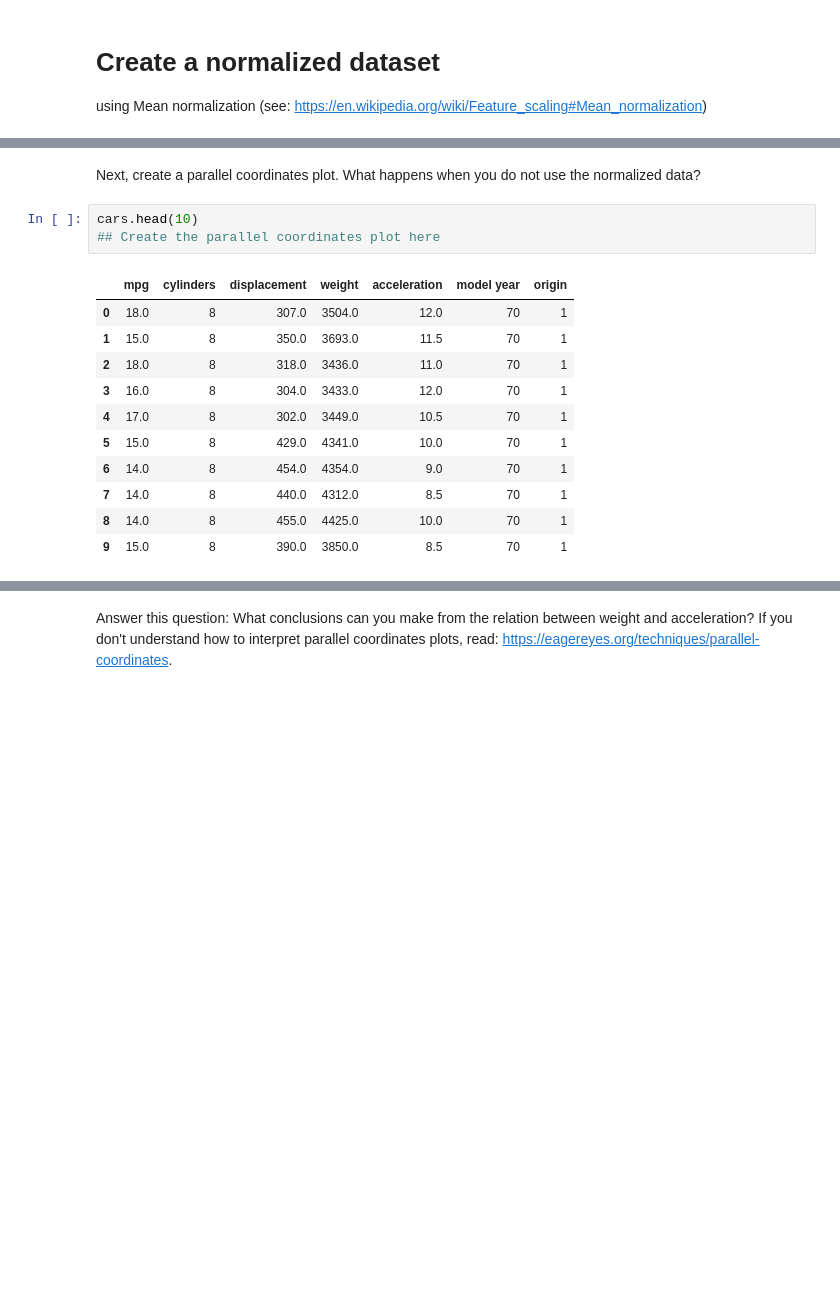
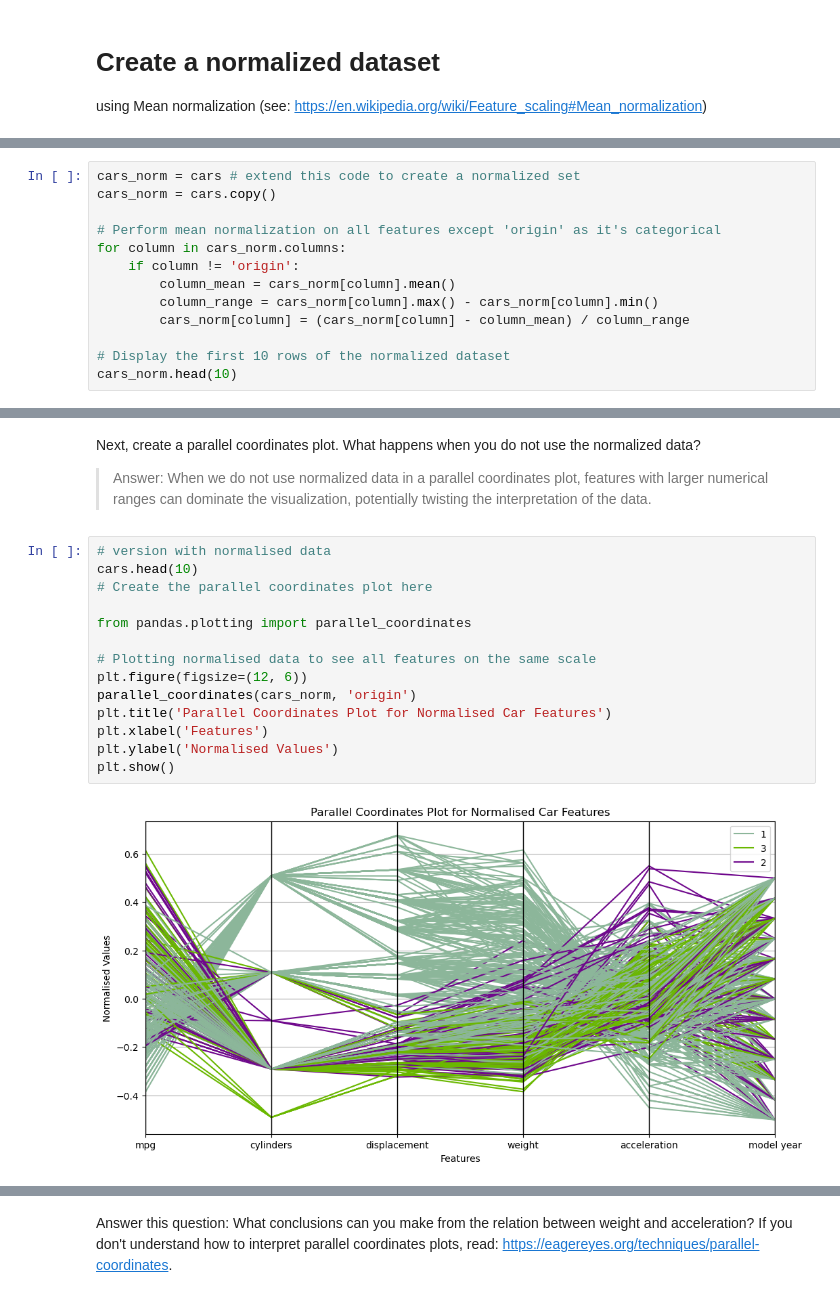
Before and after one commit to martintomov/cookbook, a Jupyter notebook: W2 Visualisation basics/Visualization.ipynb, the cells around one changed output, grey strips where cells are left out. Drawn from its saved outputs; the diff is of its cells as text; blank space fills up the shorter version.

Commit message:
parallel coordinates plots - w2 p2

```diff
--- a/W2 Visualisation basics/Visualization.ipynb
+++ b/W2 Visualisation basics/Visualization.ipynb
@@ -413,0 +412,13 @@ cars_norm = cars # extend this code to create a normalized set
+# %%
+cars_norm = cars # extend this code to create a normalized set
+cars_norm = cars.copy()
+
+# Perform mean normalization on all features except 'origin' as it's categorical
+for column in cars_norm.columns:
+    if column != 'origin':
+        column_mean = cars_norm[column].mean()
+        column_range = cars_norm[column].max() - cars_norm[column].min()
+        cars_norm[column] = (cars_norm[column] - column_mean) / column_range
+
+# Display the first 10 rows of the normalized dataset
+cars_norm.head(10)
@@ -414,17 +437,20 @@ cars_norm = cars # extend this code to create a normalized set
 # %% [markdown]
 Next, create a parallel coordinates plot. What happens when you do not use the normalized data?
+
+> Answer: When we do not use normalized data in a parallel coordinates plot, features with larger numerical ranges can dominate the visualization, potentially twisting the interpretation of the data.
-# %%
-cars.head(10)
-## Create the parallel coordinates plot here
-# %% [output]
-|  | mpg | cylinders | displacement | weight | acceleration | model year | origin |
-| 0 | 18.0 | 8 | 307.0 | 3504.0 | 12.0 | 70 | 1 |
-| 1 | 15.0 | 8 | 350.0 | 3693.0 | 11.5 | 70 | 1 |
-| 2 | 18.0 | 8 | 318.0 | 3436.0 | 11.0 | 70 | 1 |
-| 3 | 16.0 | 8 | 304.0 | 3433.0 | 12.0 | 70 | 1 |
-| 4 | 17.0 | 8 | 302.0 | 3449.0 | 10.5 | 70 | 1 |
-| 5 | 15.0 | 8 | 429.0 | 4341.0 | 10.0 | 70 | 1 |
-| 6 | 14.0 | 8 | 454.0 | 4354.0 | 9.0 | 70 | 1 |
-| 7 | 14.0 | 8 | 440.0 | 4312.0 | 8.5 | 70 | 1 |
-| 8 | 14.0 | 8 | 455.0 | 4425.0 | 10.0 | 70 | 1 |
-| 9 | 15.0 | 8 | 390.0 | 3850.0 | 8.5 | 70 | 1 |
+# %%
+# version with normalised data
+cars.head(10)
+# Create the parallel coordinates plot here
+
+from pandas.plotting import parallel_coordinates
+
+# Plotting normalised data to see all features on the same scale
+plt.figure(figsize=(12, 6))
+parallel_coordinates(cars_norm, 'origin')
+plt.title('Parallel Coordinates Plot for Normalised Car Features')
+plt.xlabel('Features')
+plt.ylabel('Normalised Values')
+plt.show()
+# %% [output]
+[figure, added]
```
Also changed, not shown: parts of 7 cells of this notebook.
